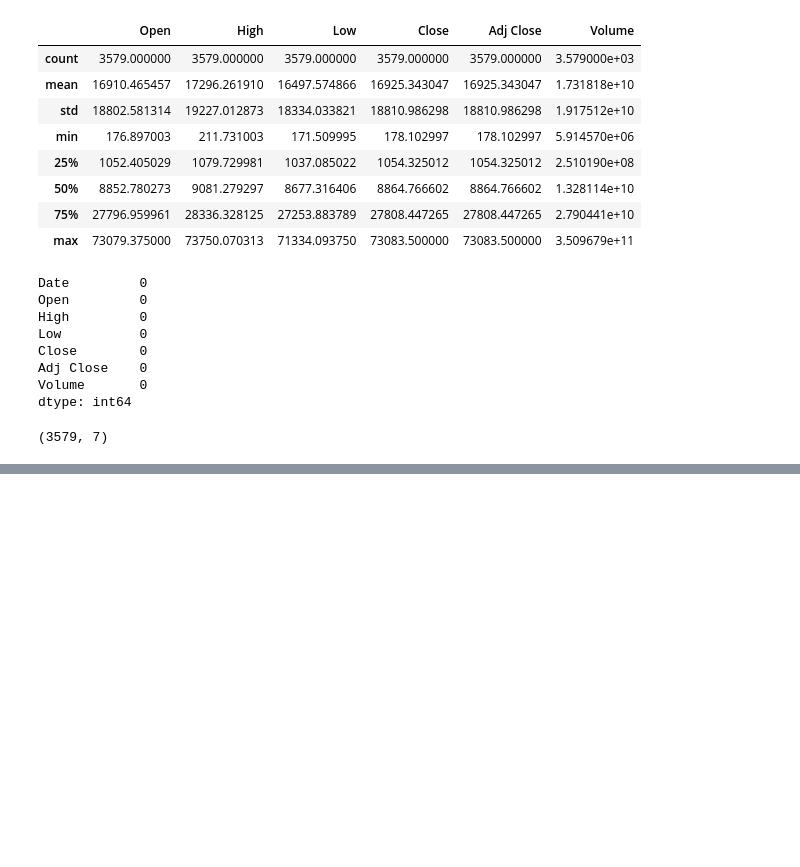
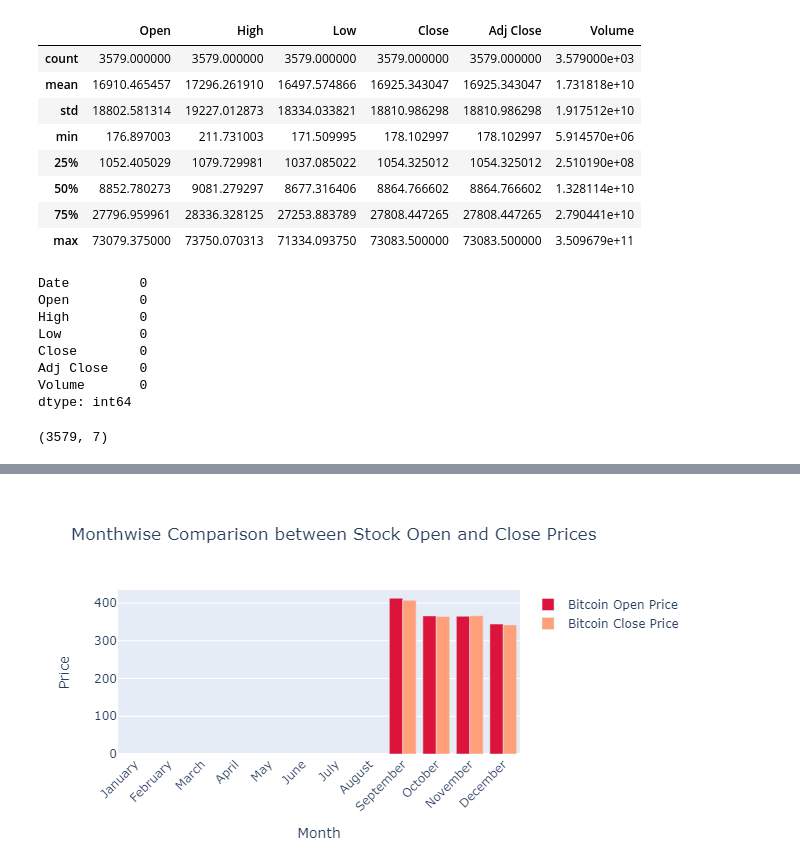
Before and after one commit to YuvrajSingh097/Bitcoin-Price-Prediction-using-LSTM, a Jupyter notebook: Bitcoint_prediction.ipynb, the cells around one changed output, grey strips where cells are left out. Drawn from its saved outputs; the diff is of its cells as text; code cells hidden in the pictures; blank space fills up the shorter version.

```diff
--- a/Bitcoint_prediction.ipynb
+++ b/Bitcoint_prediction.ipynb
@@ -133,0 +140,14 @@ End date: 2024-07-04
+# %%
+df['Date'] = pd.to_datetime(df['Date'], format='%Y-%m-%d')
+
+# Convert the 'Date' column to numpy array to avoid future warnings
+df['Date'] = np.array(df['Date'], dtype='datetime64')
+
+# Filter data for the year 2014
+y_2014 = df.loc[(df['Date'] >= '2014-09-17') & (df['Date'] < '2014-12-31')]
+y_2014 = y_2014.drop(columns=['Adj Close', 'Volume'])
+# %%
+monthwise=y_2014.groupby(y_2014['Date'].dt.strftime ('%B'))[['Open','Close']].mean()
+new_order = ['January', 'February', 'March', 'April', 'May', 'June',
+                'July', 'August', 'September', 'October', 'November', 'December']
+monthwise=monthwise.reindex(new_order,axis=0)
@@ -133,0 +171,33 @@ End date: 2024-07-04
+# %%
+# Create the figure
+fig = go.Figure()
+
+# Add trace for stock open prices
+fig.add_trace(go.Bar(
+    x=monthwise.index,
+    y=monthwise['Open'],
+    name='Bitcoin Open Price',
+    marker_color='crimson'
+))
+
+# Add trace for stock close prices
+fig.add_trace(go.Bar(
+    x=monthwise.index,
+    y=monthwise['Close'],
+    name='Bitcoin Close Price',
+    marker_color='lightsalmon'
+))
+
+# Update layout for better visualization
+fig.update_layout(
+    barmode='group',
+    xaxis_tickangle=-45,
+    title='Monthwise Comparison between Stock Open and Close Prices',
+    xaxis_title='Month',
+    yaxis_title='Price'
+)
+
+# Show the plot
+fig.show()
+# %% [output]
+[figure, added]
```
Also changed, not shown: parts of 21 cells of this notebook.
